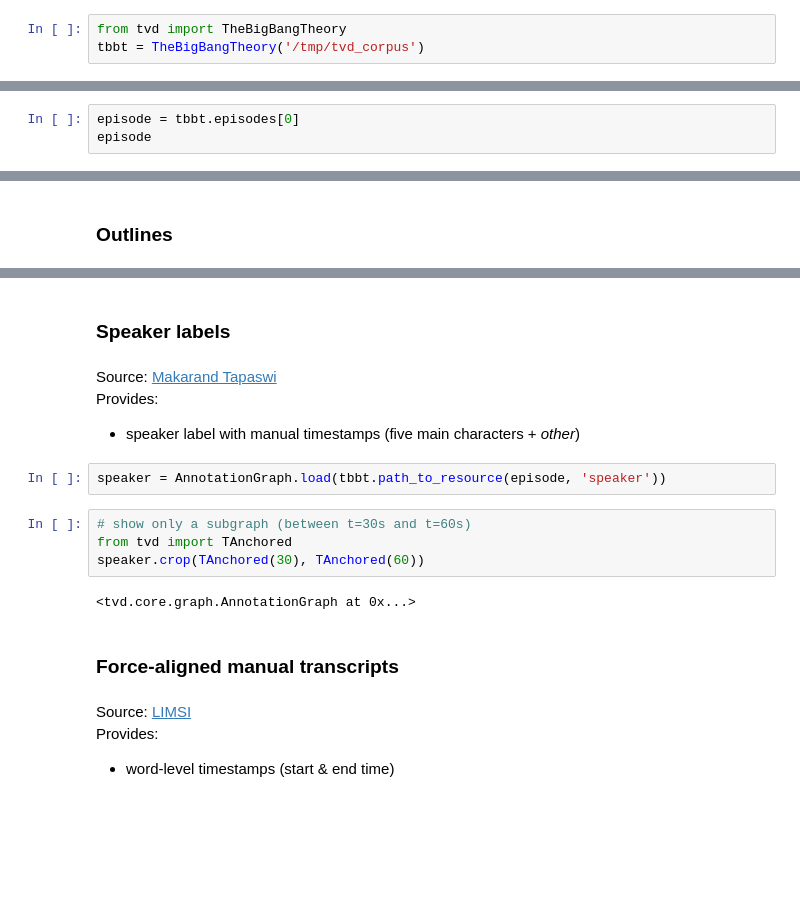
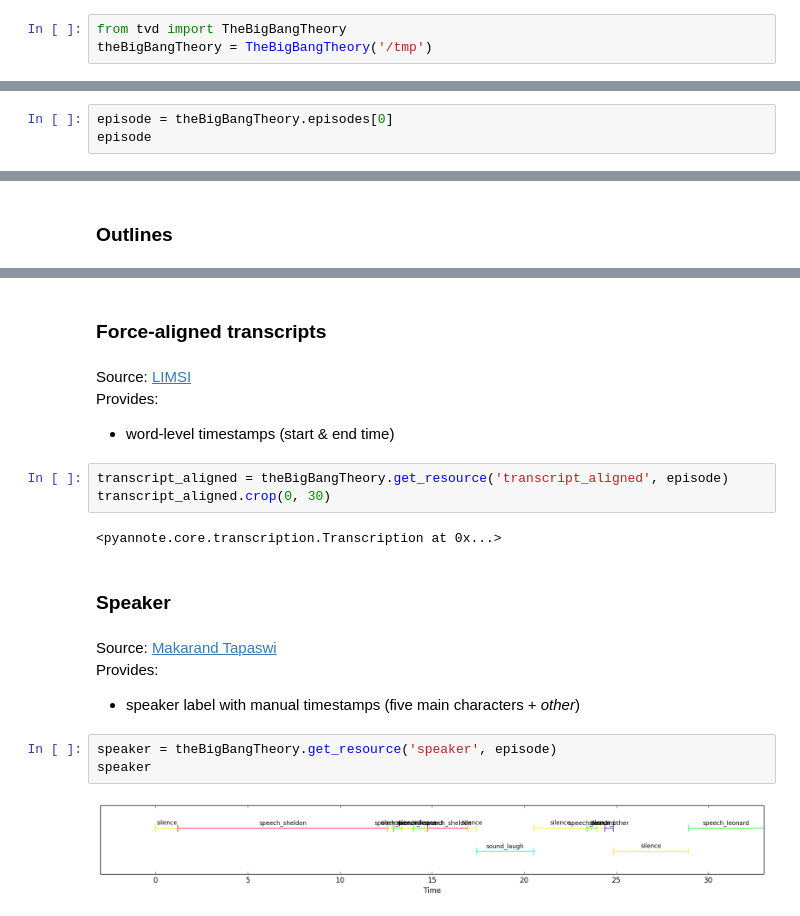
Before and after one commit to tvd-dataset/TheBigBangTheory, a Jupyter notebook: documentation.ipynb, the cells around one changed output, grey strips where cells are left out. Saved outputs shown, nothing was run; the diff lists cells and outputs as text; blank space fills up the shorter version.

```diff
--- a/documentation.ipynb
+++ b/documentation.ipynb
@@ -21,6 +26,6 @@ Initialize The Big Bang Theory TVD plugin
 # %%
 from tvd import TheBigBangTheory
-tbbt = TheBigBangTheory('/tmp/tvd_corpus')
+theBigBangTheory = TheBigBangTheory('/tmp')
 # %% [output]
 IN CASE YOU USE 'speaker' RESOURCES, PLEASE CONSIDER CITING:
 @inproceedings{Tapaswi2012
@@ -45,7 +47,7 @@ IN CASE YOU USE 'manual_transcript' RESOURCES, PLEASE CONSIDER CITING:
 # %% [markdown]
 Get first episode
 # %%
-episode = tbbt.episodes[0]
+episode = theBigBangTheory.episodes[0]
 episode
 # %% [output]
 Episode(series='TheBigBangTheory', season=1, episode=1)
@@ -105,22 +81,24 @@ manual_transcript
+# %% [markdown]
+### Force-aligned transcripts
+# %% [markdown]
+Source: [LIMSI](http://www.limsi.fr)
+Provides:
+
+  - word-level timestamps (start & end time)
+# %%
+transcript_aligned = theBigBangTheory.get_resource('transcript_aligned', episode)
+transcript_aligned.crop(0, 30)
+# %% [output]
+<pyannote.core.transcription.Transcription at 0x...>
 # %% [markdown]
-### Speaker labels
+### Speaker
 # %% [markdown]
 Source: [Makarand Tapaswi](https://cvhci.anthropomatik.kit.edu/~mtapaswi/projects/personid.html)
 Provides:
 
   - speaker label with manual timestamps (five main characters + *other*)
 # %%
-speaker = AnnotationGraph.load(tbbt.path_to_resource(episode, 'speaker'))
+speaker = theBigBangTheory.get_resource('speaker', episode)
+speaker
+# %% [output]
+[figure, added]
-# %%
-# show only a subgraph (between t=30s and t=60s)
-from tvd import TAnchored
-speaker.crop(TAnchored(30), TAnchored(60))
-# %% [output]
-<tvd.core.graph.AnnotationGraph at 0x...>
-# %% [markdown]
-### Force-aligned manual transcripts
-# %% [markdown]
-Source: [LIMSI](http://www.limsi.fr)
-Provides:
-
-  - word-level timestamps (start & end time)
```
Also changed, not shown: parts of 14 cells of this notebook.
